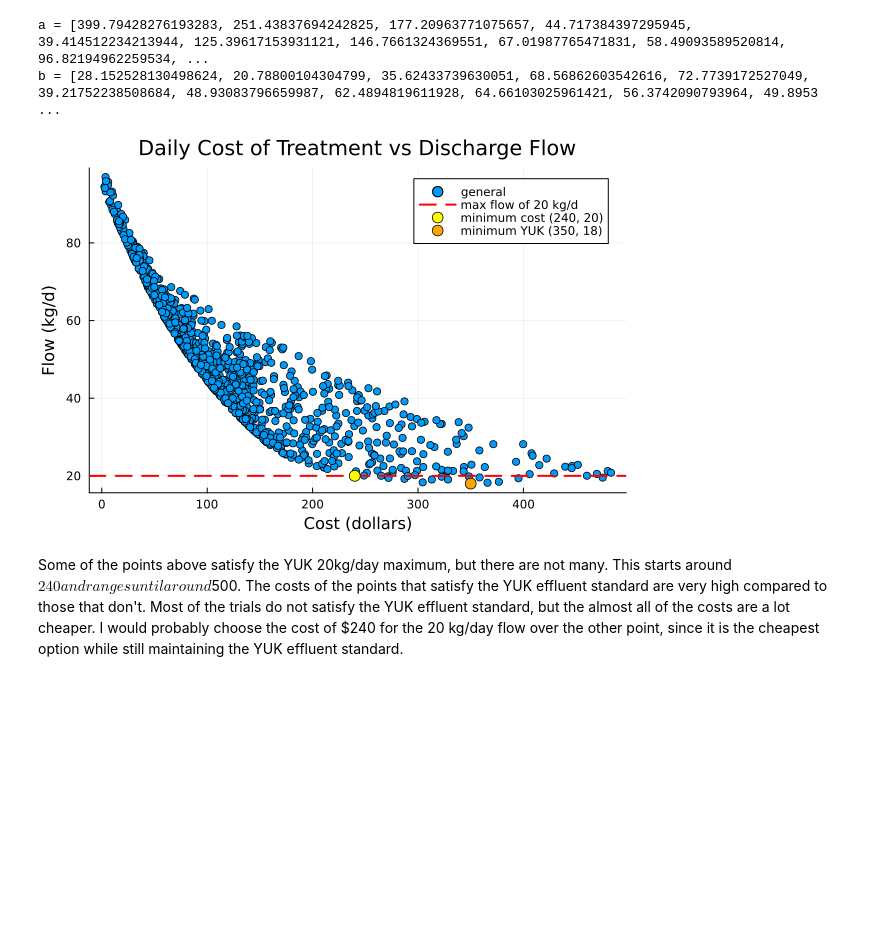
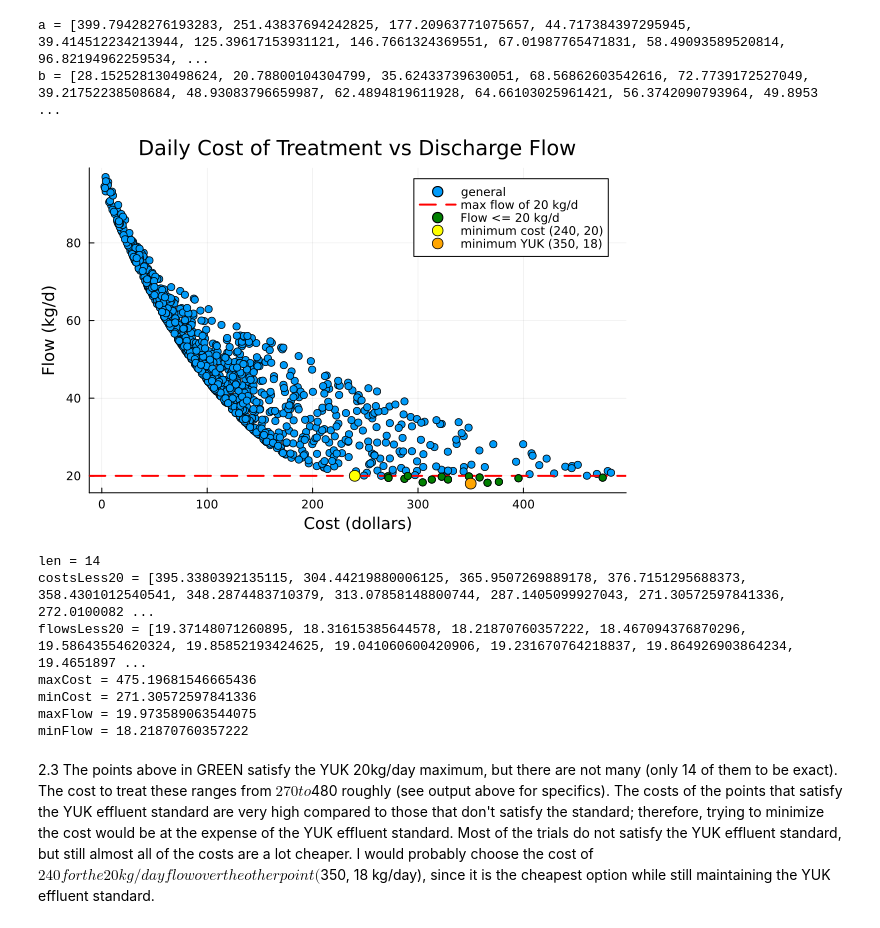
Before and after one commit to BEE4750-FA25/bee4750-hw1-pp444, a Jupyter notebook: hw01.ipynb, the cells around one changed output. Cells and saved outputs as stored; diff of their text form; code cells hidden in the pictures; blank space fills up the shorter version.

```diff
--- a/hw01.ipynb
+++ b/hw01.ipynb
@@ -381,11 +381,50 @@ b = [out[2] for out in output]
 a = [399.79428276193283, 251.43837694242825, 177.20963771075657, 44.717384397295945, 39.414512234213944, 125.39617153931121, 146.7661324369551, 67.01987765471831, 58.49093589520814, 96.82194962259534, ...
 b = [28.152528130498624, 20.78800104304799, 35.62433739630051, 68.56862603542616, 72.7739172527049, 39.21752238508684, 48.93083796659987, 62.4894819611928, 64.66103025961421, 56.3742090793964, 49.8953 ...
 # %%
+#scatterplot of Dirichlet values
 plot = scatter(a, b, xlabel="Cost (dollars)", ylabel="Flow (kg/d)", title="Daily Cost of Treatment vs Discharge Flow", legend=true, label="general")
+
+#checking for all points that satisfy YUK effluent standard of 20 kg/day
+green = findall(val -> val <= 20, b)
+
+#finding how many points satisfy YUK effluent standard
+len = length(green)
+@show len
+
+#plotting effluent standard line
 hline!([20], line=:dash, label="max flow of 20 kg/d", lw=2, color = "red")
+scatter!(plot, a[green], b[green], color=:green, label="Flow <= 20 kg/d")
+
+#plotting values from 2.4
 scatter!(plot, [240], [20], color="yellow", label="minimum cost (240, 20)", ms=6) #minimizing cost
 scatter!(plot, [350], [18], color="orange", label="minimum YUK (350, 18)", ms=6) #minimizing YUK
+
+#showing all points that satisfy YUK effluent standard
+costsLess20 = a[green]
+flowsLess20 = b[green]
+@show costsLess20
+@show flowsLess20
+
+#showing ranges of costs and flows that satisfy YUK effluent standard
+maxCost = maximum(a[green])
+minCost = minimum(a[green])
+@show maxCost
+@show minCost
+
+maxFlow = maximum(b[green])
+minFlow = minimum(b[green])
+@show maxFlow
+@show minFlow
+
+display(plot)
 # %% [output]
-[figure, old version]
+[figure, new version]
+len = 14
+costsLess20 = [395.3380392135115, 304.44219880006125, 365.9507269889178, 376.7151295688373, 358.4301012540541, 348.2874483710379, 313.07858148800744, 287.1405099927043, 271.30572597841336, 272.0100082 ...
+flowsLess20 = [19.37148071260895, 18.31615385644578, 18.21870760357222, 18.467094376870296, 19.58643554620324, 19.85852193424625, 19.041060600420906, 19.231670764218837, 19.864926903864234, 19.4651897 ...
+maxCost = 475.19681546665436
+minCost = 271.30572597841336
+maxFlow = 19.973589063544075
+minFlow = 18.21870760357222
 # %% [markdown]
-Some of the points above satisfy the YUK 20kg/day maximum, but there are not many. This starts around $240 and ranges until around $500. The costs of the points that satisfy the YUK effluent standard are very high compared to those that don't. Most of the trials do not satisfy the YUK effluent standard, but the almost all of the costs are a lot cheaper. I would probably choose the cost of $240 for the 20 kg/day flow over the other point, since it is the cheapest option while still maintaining the YUK effluent standard.
+2.3 The points above in GREEN satisfy the YUK 20kg/day maximum, but there are not many (only 14 of them to be exact). The cost to treat these ranges from $270 to $480 roughly (see output above for specifics). The costs of the points that satisfy the YUK effluent standard are very high compared to those that don't satisfy the standard; therefore, trying to minimize the cost would be at the expense of the YUK effluent standard. Most of the trials do not satisfy the YUK effluent standard, but still almost all of the costs are a lot cheaper. I would probably choose the cost of $240 for the 20 kg/day flow over the other point ($350, 18 kg/day), since it is the cheapest option while still maintaining the YUK effluent standard.
```
Also changed, not shown: parts of 2 cells of this notebook.
